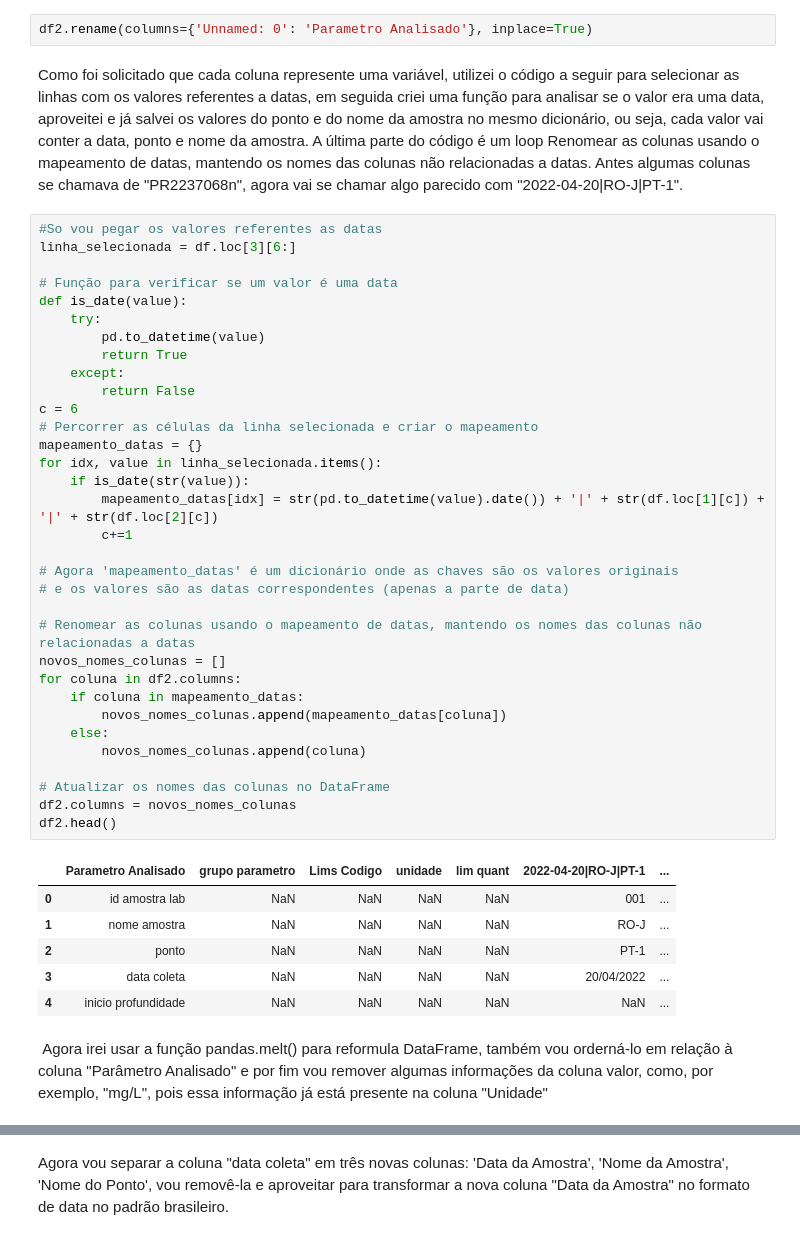
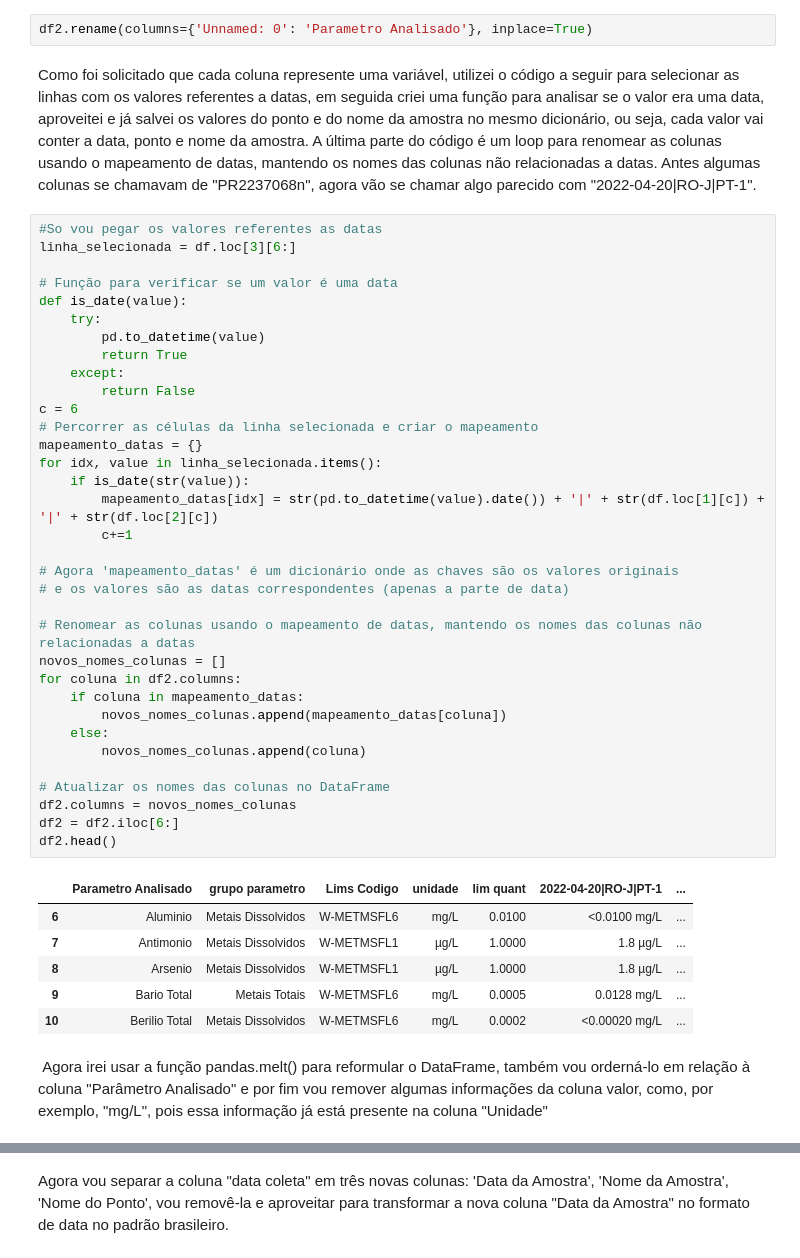
Before and after one commit to IsWallison/WATER-SERVICES-AND-TECHNOLOGIES, a Jupyter notebook: Analise_dos_dados_WATER_SERVICES.ipynb, the cells around one changed output, grey strips where cells are left out. Saved outputs shown, nothing was run; the diff lists cells and outputs as text.

```diff
--- a/Analise_dos_dados_WATER_SERVICES.ipynb
+++ b/Analise_dos_dados_WATER_SERVICES.ipynb
@@ -106,7 +113,7 @@ Vou começar a mudar as colunas para adiantar e facilitar o projeto. rename() é
 # %%
 df2.rename(columns={'Unnamed: 0': 'Parametro Analisado'}, inplace=True)
 # %% [markdown]
-Como foi solicitado que cada coluna represente uma variável, utilizei o código a seguir para selecionar as linhas com os valores referentes a datas, em seguida criei uma função para analisar se o valor era uma data, aproveitei e já salvei os valores do ponto e do nome da amostra no mesmo dicionário, ou seja, cada valor vai conter a data, ponto e nome da amostra. A última parte do código é um loop Renomear as colunas usando o mapeamento de datas, mantendo os nomes das colunas não relacionadas a datas. Antes algumas colunas se chamava de "PR2237068n", agora vai se chamar algo parecido com "2022-04-20|RO-J|PT-1".
+Como foi solicitado que cada coluna represente uma variável, utilizei o código a seguir para selecionar as linhas com os valores referentes a datas, em seguida criei uma função para analisar se o valor era uma data, aproveitei e já salvei os valores do ponto e do nome da amostra no mesmo dicionário, ou seja, cada valor vai conter a data, ponto e nome da amostra. A última parte do código é um loop para renomear as colunas usando o mapeamento de datas, mantendo os nomes das colunas não relacionadas a datas. Antes algumas colunas se chamavam de "PR2237068n", agora vão se chamar algo parecido com "2022-04-20|RO-J|PT-1".
 # %%
 #So vou pegar os valores referentes as datas
 linha_selecionada = df.loc[3][6:]
@@ -115,37 +122,38 @@ linha_selecionada = df.loc[3][6:]
 def is_date(value):
     try:
         pd.to_datetime(value)
         return True
     except:
         return False
 c = 6
 # Percorrer as células da linha selecionada e criar o mapeamento
 mapeamento_datas = {}
 for idx, value in linha_selecionada.items():
     if is_date(str(value)):
         mapeamento_datas[idx] = str(pd.to_datetime(value).date()) + '|' + str(df.loc[1][c]) + '|' + str(df.loc[2][c])
         c+=1
 
 # Agora 'mapeamento_datas' é um dicionário onde as chaves são os valores originais
 # e os valores são as datas correspondentes (apenas a parte de data)
 
 # Renomear as colunas usando o mapeamento de datas, mantendo os nomes das colunas não relacionadas a datas
 novos_nomes_colunas = []
 for coluna in df2.columns:
     if coluna in mapeamento_datas:
         novos_nomes_colunas.append(mapeamento_datas[coluna])
     else:
         novos_nomes_colunas.append(coluna)
 
 # Atualizar os nomes das colunas no DataFrame
 df2.columns = novos_nomes_colunas
+df2 = df2.iloc[6:]
 df2.head()
 # %% [output]
 |  | Parametro Analisado | grupo parametro | Lims Codigo | unidade | lim quant | 2022-04-20|RO-J|PT-1 | ... |
-| 0 | id amostra lab | NaN | NaN | NaN | NaN | 001 | ... |
-| 1 | nome amostra | NaN | NaN | NaN | NaN | RO-J | ... |
-| 2 | ponto | NaN | NaN | NaN | NaN | PT-1 | ... |
-| 3 | data coleta | NaN | NaN | NaN | NaN | 20/04/2022 | ... |
-| 4 | inicio profundidade | NaN | NaN | NaN | NaN | NaN | ... |
+| 6 | Aluminio | Metais Dissolvidos | W-METMSFL6 | mg/L | 0.0100 | <0.0100 mg/L | ... |
+| 7 | Antimonio | Metais Dissolvidos | W-METMSFL1 | µg/L | 1.0000 | 1.8 µg/L | ... |
+| 8 | Arsenio | Metais Dissolvidos | W-METMSFL1 | µg/L | 1.0000 | 1.8 µg/L | ... |
+| 9 | Bario Total | Metais Totais | W-METMSFL6 | mg/L | 0.0005 | 0.0128 mg/L | ... |
+| 10 | Berilio Total | Metais Dissolvidos | W-METMSFL6 | mg/L | 0.0002 | <0.00020 mg/L | ... |
 # %% [markdown]
- Agora irei usar a função pandas.melt() para reformula DataFrame, também vou orderná-lo em relação à coluna "Parâmetro Analisado" e por fim vou remover algumas informações da coluna valor, como, por exemplo, "mg/L", pois essa informação já está presente na coluna "Unidade"
+ Agora irei usar a função pandas.melt() para reformular o DataFrame, também vou orderná-lo em relação à coluna "Parâmetro Analisado" e por fim vou remover algumas informações da coluna valor, como, por exemplo, "mg/L", pois essa informação já está presente na coluna "Unidade"
```
Also changed, not shown: parts of 34 cells of this notebook.
